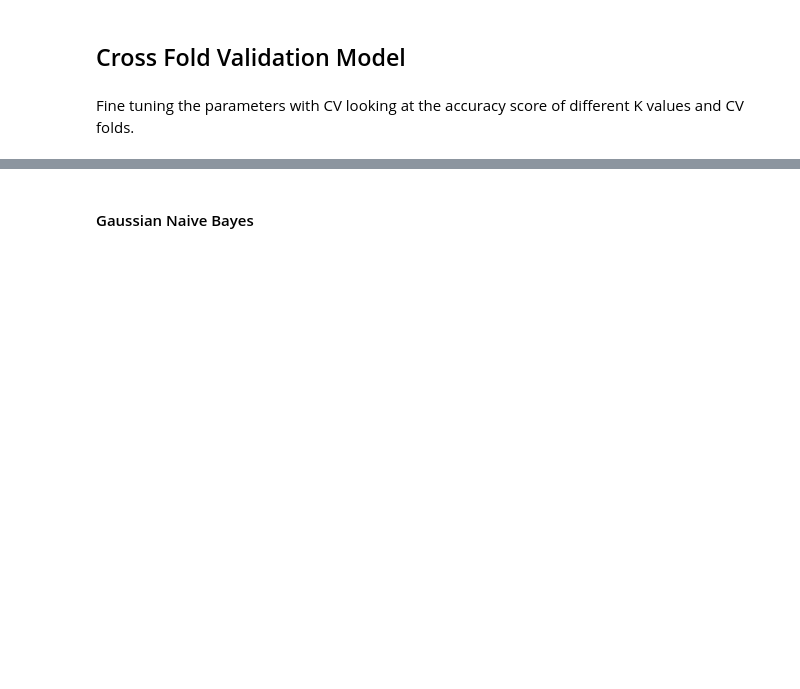
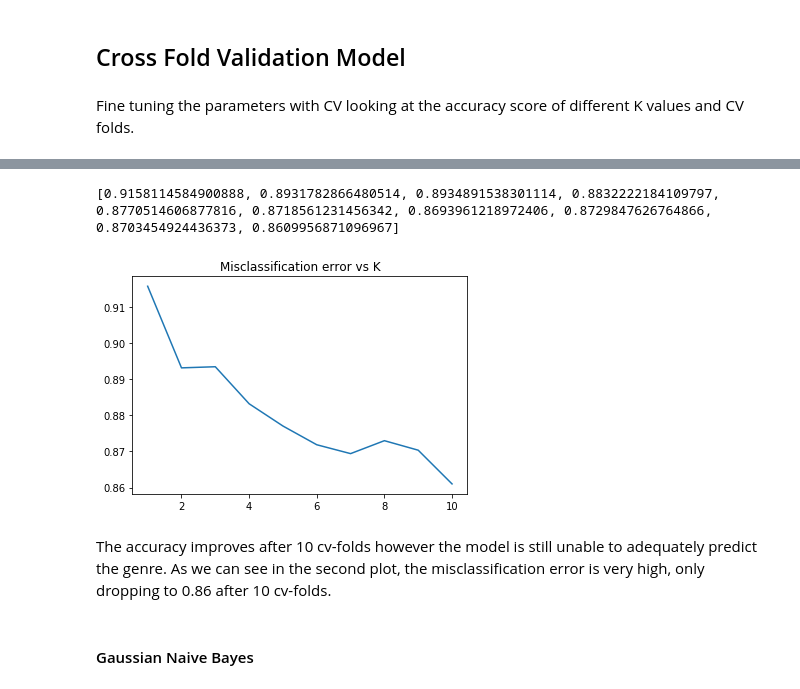
Before and after one commit to arianaroz/data-science-project-2019, a Jupyter notebook: project_working.ipynb, the cells around one changed output, grey strips where cells are left out. Cells and saved outputs as stored; diff of their text form; code cells hidden in the pictures; blank space fills up the shorter version.

Commit message:
formatting knn model, misclassification values and fixed split genres bug

```diff
--- a/project_working.ipynb
+++ b/project_working.ipynb
@@ -504,4 +485,4 @@ KeyError: 'genres_x'
 # %%
 clean.index = clean.index.droplevel(-1) #drop the multi-index
 clean.name = 'genres' #add new column with the genre names
-clean_df2 = clean_df.join(clean) #join back df
+clean_string = clean_df.join(clean) #join back df
@@ -510,4 +489,3 @@ NameError: name 'clean' is not defined
 # %%
-#clean_df2 = clean_df2.drop(['genres_x', 'genres_y'], 1)
-clean_df2.columns
+clean_string = clean_string.drop(['genres_x', 'genres_y'], 1)
 # %%
@@ -535,7 +532,7 @@ genres = Counter([item for sublist in lsist(clean_df2['genre'])])
 # %% [markdown]
 ## K Nearest Neighbours Model
 # %%
-train, test = train_test_split(clean_df2, test_size=0.2, random_state=22)
+train, test = train_test_split(clean_string, test_size=0.2, random_state=22)
 print(test.shape)
 print(train.shape)
 # %% [output]
@@ -589,3 +609,16 @@ plt.show()
+# %%
+errors = [1-score for score in cv_scores]
+print(errors)
+# %% [output]
+[0.9158114584900888, 0.8931782866480514, 0.8934891538301114, 0.8832222184109797, 0.8770514606877816, 0.8718561231456342, 0.8693961218972406, 0.8729847626764866, 0.8703454924436373, 0.8609956871096967]
+# %%
+plt.plot(neighbors, errors)
+plt.title("Misclassification error vs K")
+plt.show()
+# %% [output]
+[figure, added]
+# %% [markdown]
+The accuracy improves after 10 cv-folds however the model is still unable to adequately predict the genre. As we can see in the second plot, the misclassification error is very high, only dropping to 0.86 after 10 cv-folds.
 # %% [markdown]
 #### Gaussian Naive Bayes
 # %%
```
Also changed, not shown: parts of 47 cells of this notebook.
